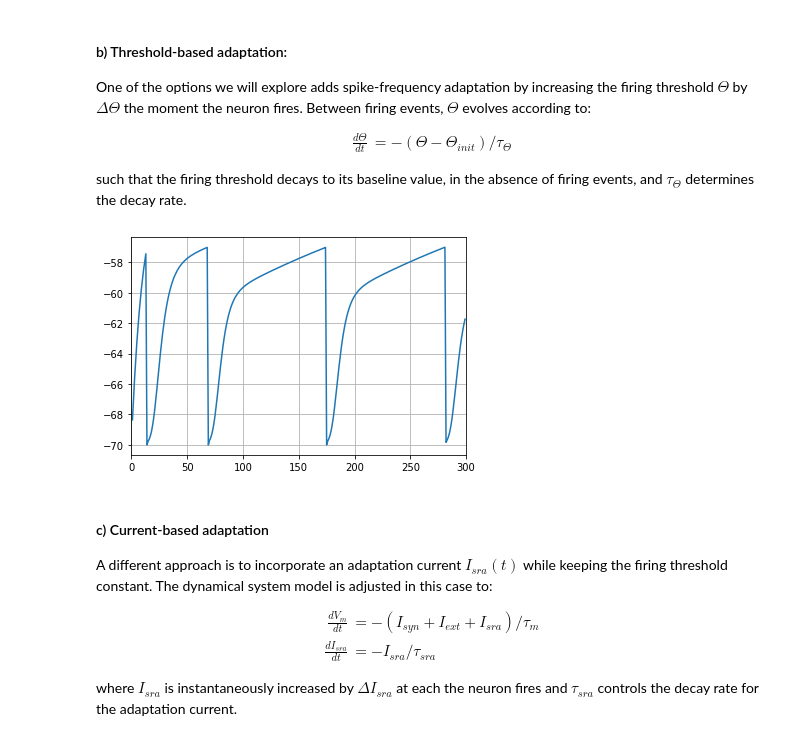
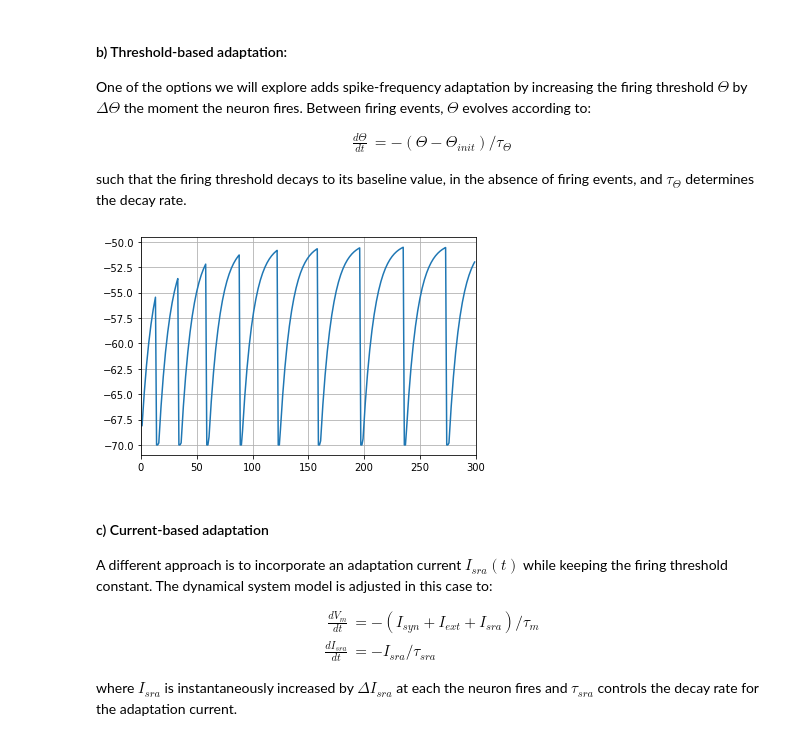
Before and after one commit to clinssen/OCNS-2024-NEST-workshop, a Jupyter notebook: materials/nestml/NESTML CNS2020 Tutorial.ipynb, the cells around one changed output. Cells and saved outputs as stored; diff of their text form; code cells hidden in the pictures.

```diff
--- a/materials/nestml/NESTML CNS2020 Tutorial.ipynb
+++ b/materials/nestml/NESTML CNS2020 Tutorial.ipynb
@@ -89,7 +88,7 @@ such that the firing threshold decays to its baseline value, in the absence of f
 # %%
-evaluate_neuron("iaf_cond_exp_sfa_rr") #evaluate_neuron("iaf_psc_alpha_adapt_thresh_nestml")
+evaluate_neuron("iaf_psc_alpha_adapt_thresh_nestml")
 # %% [output]
-[figure, old version]
+[figure, new version]
 # %% [markdown]
 #### c) Current-based adaptation
 
```
Also changed, not shown: parts of 25 cells of this notebook, 1 other file.
